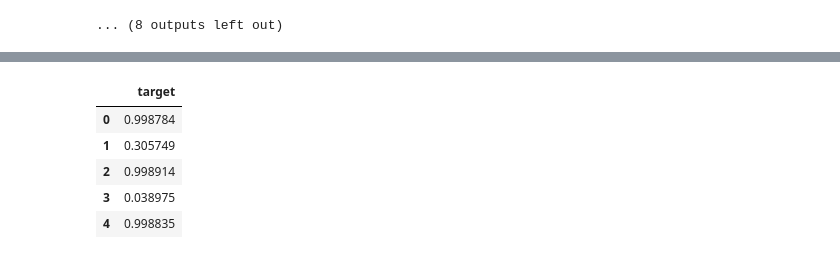
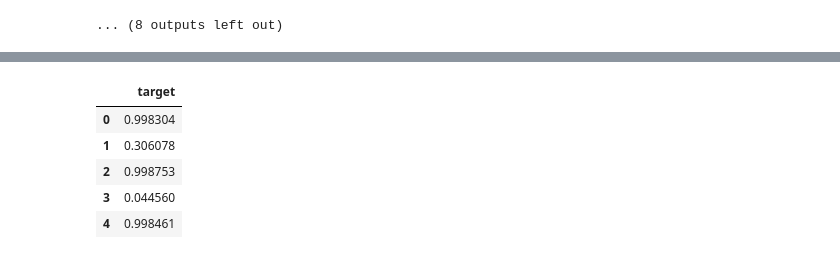
Before and after one commit to yumizu-da/atmaCup17, a Jupyter notebook: exp/003/run.ipynb, the cells around one changed output, grey strips where cells are left out. Cells and saved outputs as stored; diff of their text form; code cells hidden in the pictures.

```diff
--- a/exp/003/run.ipynb
+++ b/exp/003/run.ipynb
@@ -220,41 +220,42 @@ ds_test = ds_test.map(tokenize).remove_columns(['prompt'])
 
 preds = []
 for i in range(5):
-    i = 0
-    tokenizer = AutoTokenizer.from_pretrained(f"deberta-large/deberta-large-fold{i}")
-    model = AutoModelForSequenceClassification.from_pretrained(f"deberta-large/deberta-large-fold{i}")
+    # 一部データを誤って消したので、1000ステップのモデルを使用
+    results_dir = "/workspace/results/003/20240829_173349/"
+    tokenizer = AutoTokenizer.from_pretrained(f"{results_dir}/deberta-large-fold{i}/checkpoint-1000")
+    model = AutoModelForSequenceClassification.from_pretrained(f"{results_dir}/deberta-large-fold{i}/checkpoint-1000")
 
     test_args = TrainingArguments(
         output_dir=cfg.data.results_dir,
         per_device_eval_batch_size=4,
         do_predict=True,
         dataloader_drop_last=False,
     )
     trainer = Trainer(
         model=model,
         args=test_args,
         data_collator=DataCollatorWithPadding(tokenizer),
         tokenizer=tokenizer,
     )
-    predictions = torch.softmax(torch.tensor(trainer.predict(ds_test).predictions), dim = 1).numpy()
+    predictions = torch.softmax(torch.tensor(trainer.predict(ds_test).predictions), dim=1).numpy()
     preds.append(predictions[:, 1])
 
 pred = np.mean(preds, axis=0)
 
 # 提出用ファイル作成
 sub_df = pd.read_csv(cfg.data.sample_submission_path)
 sub_df["target"] = pred
 sub_df.to_csv(f"{cfg.data.results_dir}/{cfg.run_name}_submission.csv", index=False)
 sub_df.head()
 # %% [output]
 [interactive output not drawn]
 [interactive output not drawn]
 [interactive output not drawn]
 [interactive output not drawn]
 [interactive output not drawn]
 |  | target |
-| 0 | 0.998784 |
-| 1 | 0.305749 |
-| 2 | 0.998914 |
-| 3 | 0.038975 |
-| 4 | 0.998835 |
+| 0 | 0.998304 |
+| 1 | 0.306078 |
+| 2 | 0.998753 |
+| 3 | 0.044560 |
+| 4 | 0.998461 |
```
Also changed, not shown: parts of 1 cell of this notebook.
